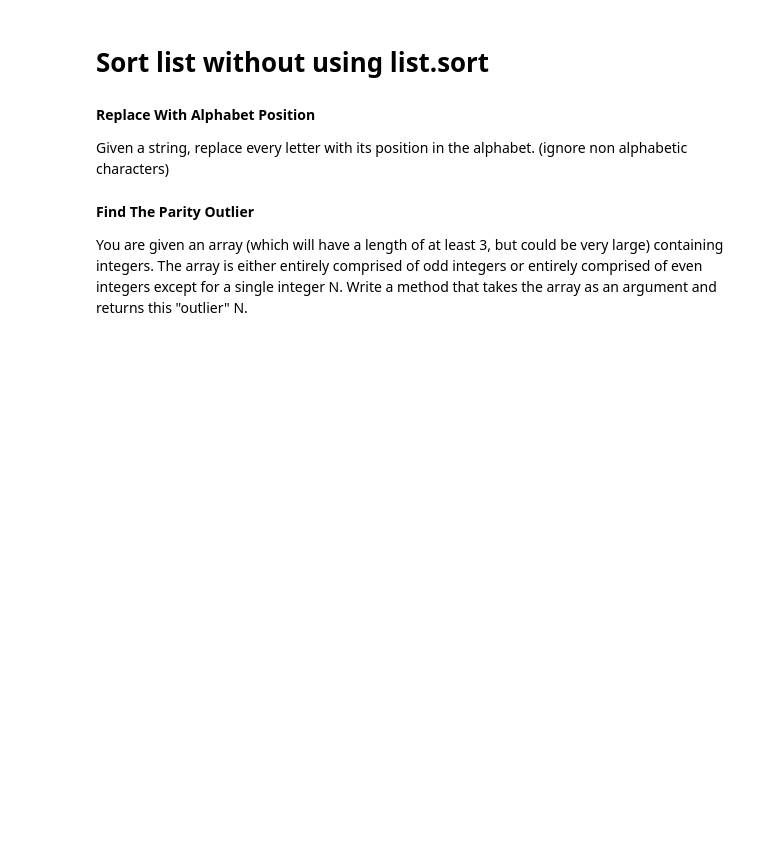
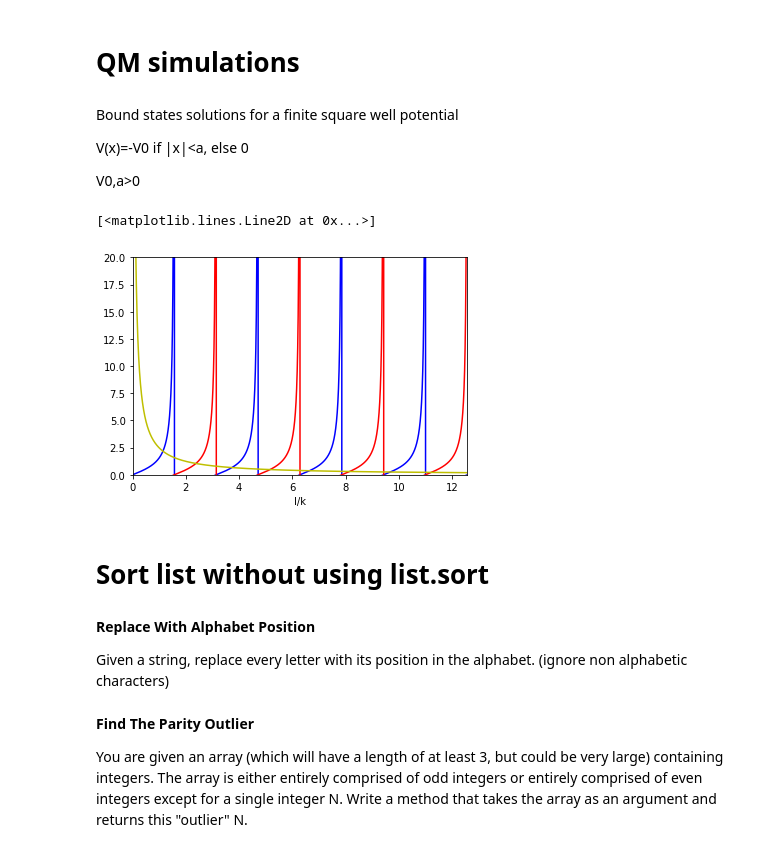
Before and after one commit to githeb-sudo/HQ, a Jupyter notebook: CodeWars.ipynb, the cells around one changed output. Drawn from its saved outputs; the diff is of its cells as text; code cells hidden in the pictures; blank space fills up the shorter version.

Commit message:
CodeWars Kata solutions, updated weekly with many new ones.

```diff
--- a/CodeWars.ipynb
+++ b/CodeWars.ipynb
@@ -170,6 +170,44 @@ import time
 def running_time(fun,*argv):
   start_time = time.time()
   print(fun(*argv),"--- %s seconds ---" % (time.time() - start_time))
+# %% [markdown]
+# **QM simulations**
+# %% [markdown]
+Bound states solutions for a finite square well potential
+
+V(x)=-V0 if |x|<a, else 0
+
+V0,a>0
+# %%
+
+# v0=int(input("V0="))
+# a=int(input("a="))
+v0 = 80  #@param {type: "slider", min: 0, max: 1000}
+#E = 164  #@param {type: "slider", min: 100, max: 100}
+a = 10  #@param {type: "slider", min: 0, max: 200}
+E=-v0/2
+
+scale=34
+h_=6.62*10**(-34+scale)
+m=1.67*10**(-27+scale)
+k=np.sqrt(2*m*E)/h_
+l=np.sqrt(2*m*(E+v0))/h_
+z=l*a
+z0=np.sqrt(2*m*v0*a**2/h_**2)
+f=lambda x:np.sqrt(z0**2/x**2-1)*10E-6
+
+
+x=np.arange(0,4*math.pi,math.pi/4000)
+plt.xlabel("l/k")
+plt.xlim(0,4*np.pi)
+plt.ylim(0,20)
+
+plt.plot(x,np.tan(x),"b")
+plt.plot(x,-1/np.tan(x),"r")
+plt.plot(x,f(x),"y")
+# %% [output]
+[<matplotlib.lines.Line2D at 0x...>]
+[figure, added]
 # %% [markdown]
 # **Sort list without using list.sort**
 # %%
```
Also changed, not shown: parts of 1 cell of this notebook.
